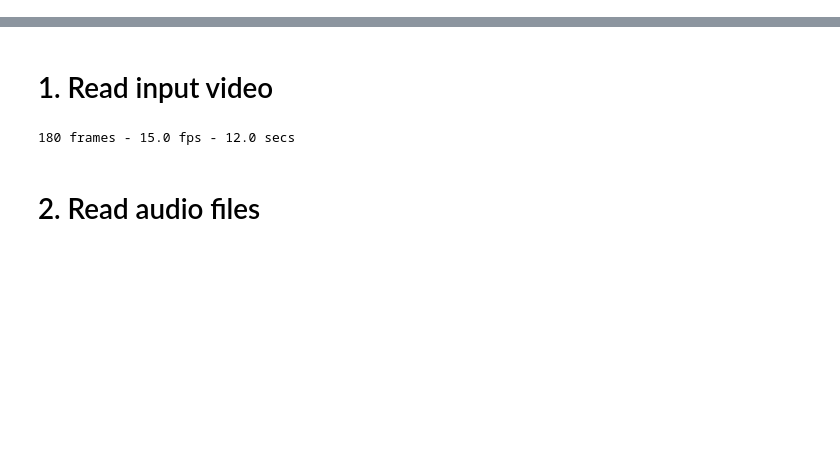
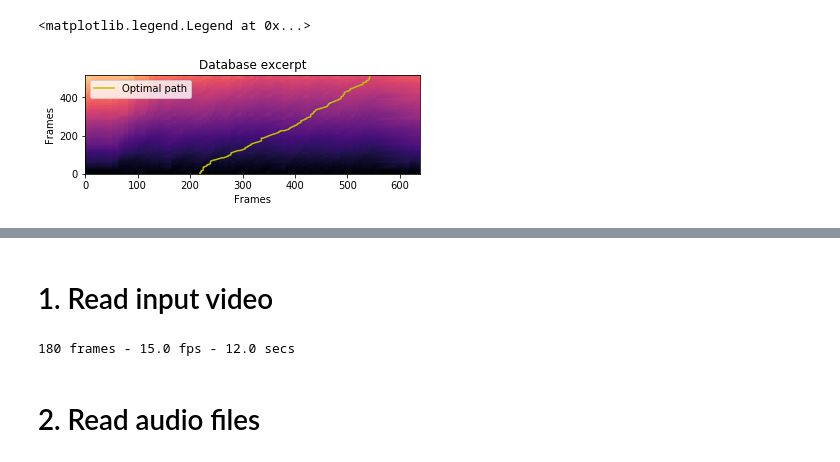
Before and after one commit to voletiv/movie-translation-experiments, a Jupyter notebook: dynamic_programming/pilot/Andrew_Ng_video_translation.ipynb, the cells around one changed output, grey strips where cells are left out. Drawn from its saved outputs; the diff is of its cells as text; code cells hidden in the pictures; blank space fills up the shorter version.

```diff
--- a/dynamic_programming/pilot/Andrew_Ng_video_translation.ipynb
+++ b/dynamic_programming/pilot/Andrew_Ng_video_translation.ipynb
@@ -6,0 +64,7 @@ https://drive.google.com/open?id=1YFhE8Z6T1AK8l2UZ76c9e892sP6mf1sJ
+# %%
+# Source
+source_harmonic = librosa.effects.harmonic(source_audio)
+source_tonnetz = librosa.feature.tonnetz(y=source_harmonic, sr=source_sr)
+# Target
+target_harmonic = librosa.effects.harmonic(target_audio)
+target_tonnetz = librosa.feature.tonnetz(y=target_harmonic, sr=target_sr)
@@ -6,0 +112,12 @@ https://drive.google.com/open?id=1YFhE8Z6T1AK8l2UZ76c9e892sP6mf1sJ
+# %%
+D_tonnetz, wp_tonnetz = librosa.dtw(source_tonnetz, target_tonnetz, subseq=True)
+# %%
+import librosa.display
+plt.subplot(2, 1, 1)
+librosa.display.specshow(D_tonnetz, x_axis='frames', y_axis='frames')
+plt.title('Database excerpt')
+plt.plot(wp_tonnetz[:, 1], wp_tonnetz[:, 0], label='Optimal path', color='y')
+plt.legend()
+# %% [output]
+<matplotlib.legend.Legend at 0x...>
+[figure, added]
```
Also changed, not shown: parts of 32 cells of this notebook.
